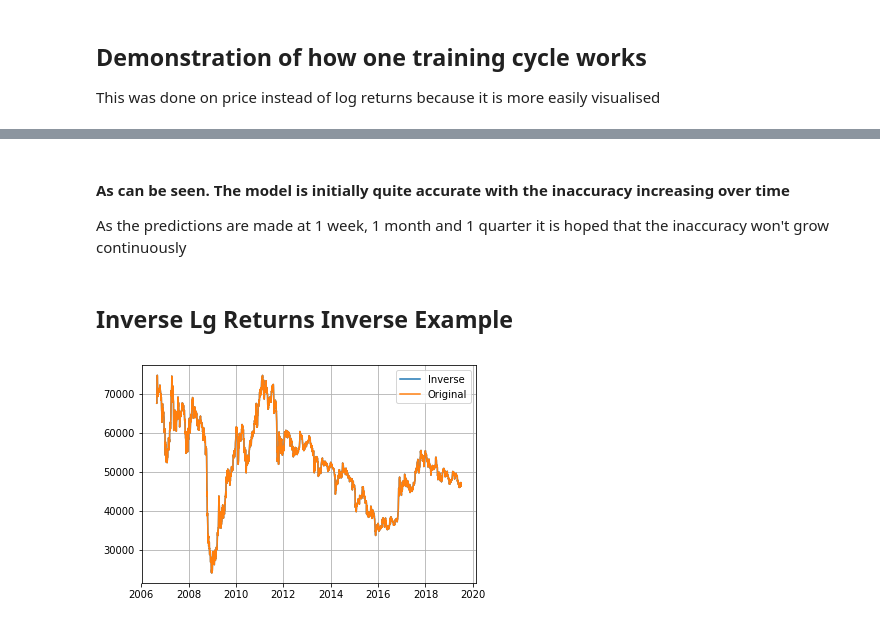
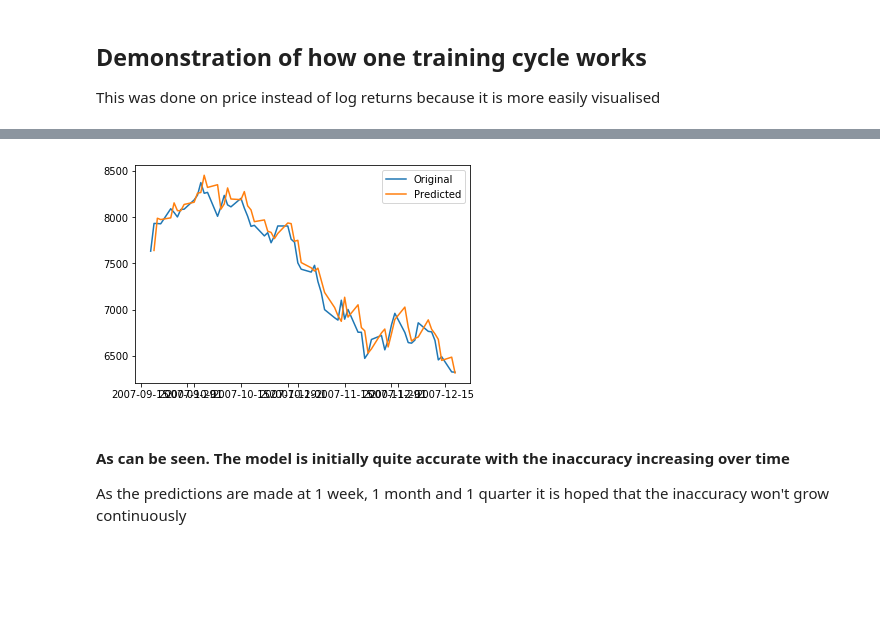
Before and after one commit to msc-acse/acse-9-independent-research-project-OliverJBoom, a Jupyter notebook: Additive_Model.ipynb, the cells around one changed output, grey strips where cells are left out. Cells and saved outputs as stored; diff of their text form; code cells hidden in the pictures; blank space fills up the shorter version.

```diff
--- a/Additive_Model.ipynb
+++ b/Additive_Model.ipynb
@@ -188,0 +160,6 @@ plt.show()
+# %%
+df = df_test.merge(df_full[["price_cu_lme"]], left_on='ds', right_on=df_full[["price_cu_lme"]].index)
+df["inverse_price"] = np.nan
+df["inverse_price"] = inverse_log_returns(df[["price_cu_lme"]], df[["yhat"]], lag=1, shift=1)
+# df_full["inverse_price"][5:] = inverse_log_returns(df[["price_cu_lme"]], df[["yhat"]])
+# len(inverse_log_returns(df[["price_cu_lme"]], df[["yhat"]]))
@@ -189,7 +175,12 @@ plt.show()
+# %%
+plt.plot(df_test["ds"], df["price_cu_lme"], label="Original")
+plt.plot(df_test["ds"], df["inverse_price"], label="Predicted")
+plt.legend()
+plt.show()
+# %% [output]
+[figure, added]
 # %% [markdown]
 #### As can be seen. The model is initially quite accurate with the inaccuracy increasing over time
 As the predictions are made at 1 week, 1 month and 1 quarter it is hoped that the inaccuracy won't grow continuously
 # %%
 # model.plot_components(forecast)
-# %% [markdown]
-## Inverse Lg Returns Inverse Example
@@ -201,8 +186,0 @@ inv_prices = inverse_log_returns(lg_returns, starting_val)
-# %%
-plt.plot(df.index[1:], inv_prices[1:], label="Inverse")
-plt.plot(df.index[1:], df["price_cu_shfe"][1:], label="Original")
-plt.legend()
-plt.grid()
-plt.show()
-# %% [output]
-[figure, removed]
```
Also changed, not shown: parts of 15 cells of this notebook, 5 other files.
